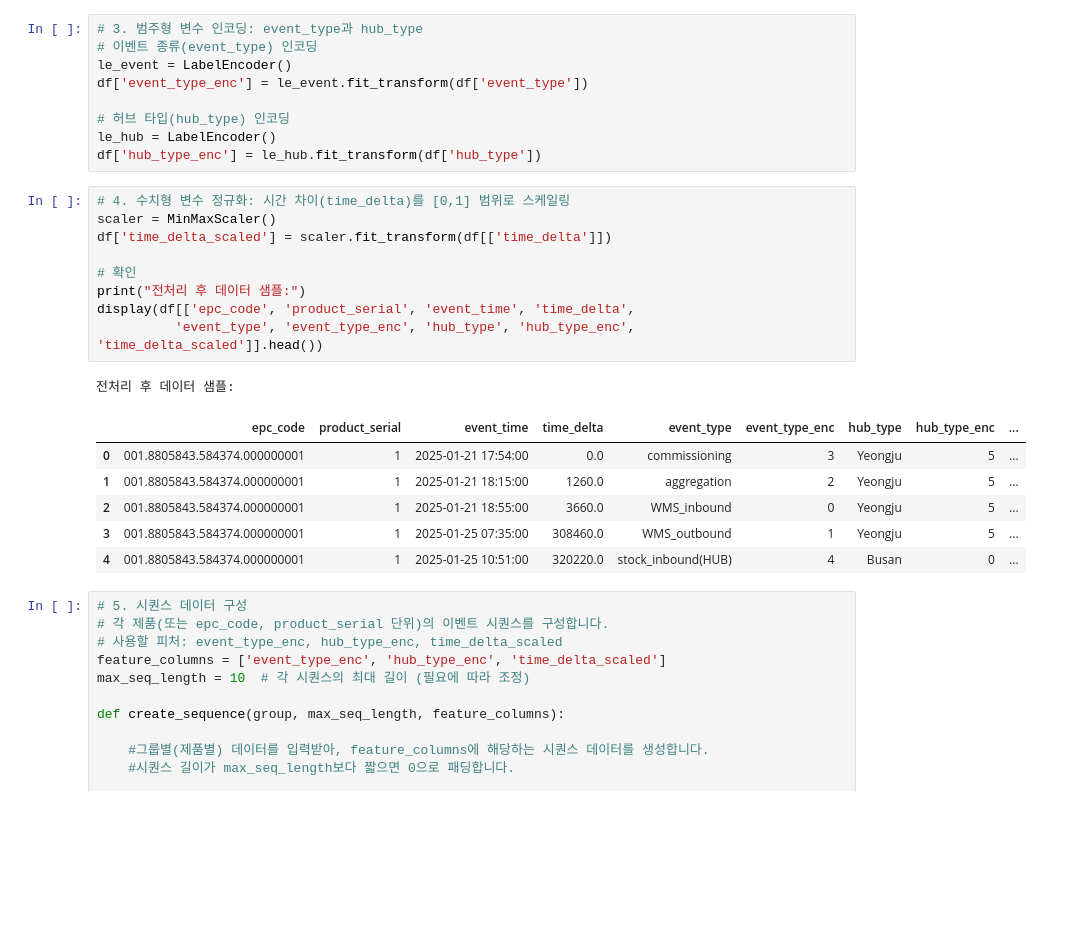
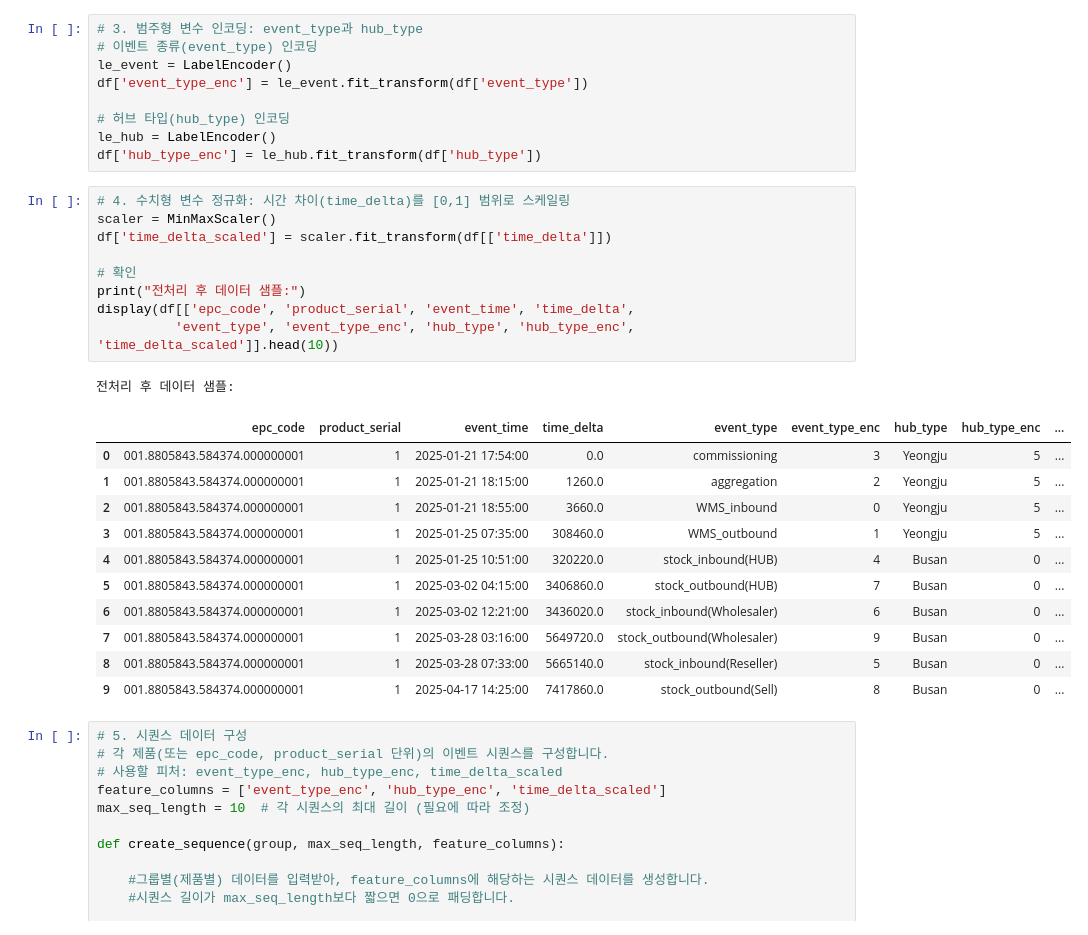
Before and after one commit to lenoau/AI_Project, a Jupyter notebook: Deep_Learning/LSTM.ipynb, the cells around one changed output. Cells and saved outputs as stored; diff of their text form; blank space fills up the shorter version.

```diff
--- a/Deep_Learning/LSTM.ipynb
+++ b/Deep_Learning/LSTM.ipynb
@@ -45,20 +45,25 @@ df['hub_type_enc'] = le_hub.fit_transform(df['hub_type'])
 # %%
 # 4. 수치형 변수 정규화: 시간 차이(time_delta)를 [0,1] 범위로 스케일링
 scaler = MinMaxScaler()
 df['time_delta_scaled'] = scaler.fit_transform(df[['time_delta']])
 
 # 확인
 print("전처리 후 데이터 샘플:")
 display(df[['epc_code', 'product_serial', 'event_time', 'time_delta',
-          'event_type', 'event_type_enc', 'hub_type', 'hub_type_enc', 'time_delta_scaled']].head())
+          'event_type', 'event_type_enc', 'hub_type', 'hub_type_enc', 'time_delta_scaled']].head(10))
 # %% [output]
 전처리 후 데이터 샘플:
 |  | epc_code | product_serial | event_time | time_delta | event_type | event_type_enc | hub_type | hub_type_enc | ... |
 | 0 | 001.8805843.584374.000000001 | 1 | 2025-01-21 17:54:00 | 0.0 | commissioning | 3 | Yeongju | 5 | ... |
 | 1 | 001.8805843.584374.000000001 | 1 | 2025-01-21 18:15:00 | 1260.0 | aggregation | 2 | Yeongju | 5 | ... |
 | 2 | 001.8805843.584374.000000001 | 1 | 2025-01-21 18:55:00 | 3660.0 | WMS_inbound | 0 | Yeongju | 5 | ... |
 | 3 | 001.8805843.584374.000000001 | 1 | 2025-01-25 07:35:00 | 308460.0 | WMS_outbound | 1 | Yeongju | 5 | ... |
 | 4 | 001.8805843.584374.000000001 | 1 | 2025-01-25 10:51:00 | 320220.0 | stock_inbound(HUB) | 4 | Busan | 0 | ... |
+| 5 | 001.8805843.584374.000000001 | 1 | 2025-03-02 04:15:00 | 3406860.0 | stock_outbound(HUB) | 7 | Busan | 0 | ... |
+| 6 | 001.8805843.584374.000000001 | 1 | 2025-03-02 12:21:00 | 3436020.0 | stock_inbound(Wholesaler) | 6 | Busan | 0 | ... |
+| 7 | 001.8805843.584374.000000001 | 1 | 2025-03-28 03:16:00 | 5649720.0 | stock_outbound(Wholesaler) | 9 | Busan | 0 | ... |
+| 8 | 001.8805843.584374.000000001 | 1 | 2025-03-28 07:33:00 | 5665140.0 | stock_inbound(Reseller) | 5 | Busan | 0 | ... |
+| 9 | 001.8805843.584374.000000001 | 1 | 2025-04-17 14:25:00 | 7417860.0 | stock_outbound(Sell) | 8 | Busan | 0 | ... |
 # %%
 # 5. 시퀀스 데이터 구성
 # 각 제품(또는 epc_code, product_serial 단위)의 이벤트 시퀀스를 구성합니다.
```
Also changed, not shown: 4 other files.
